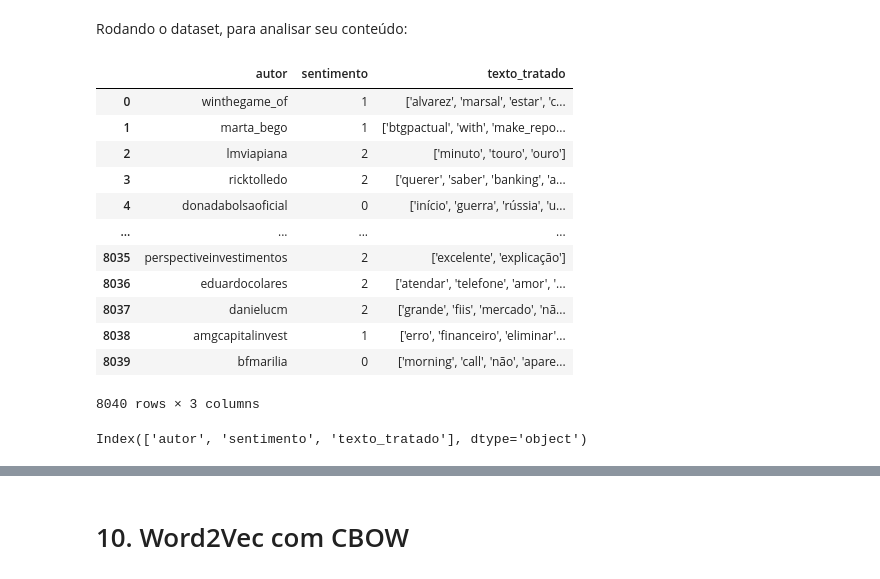
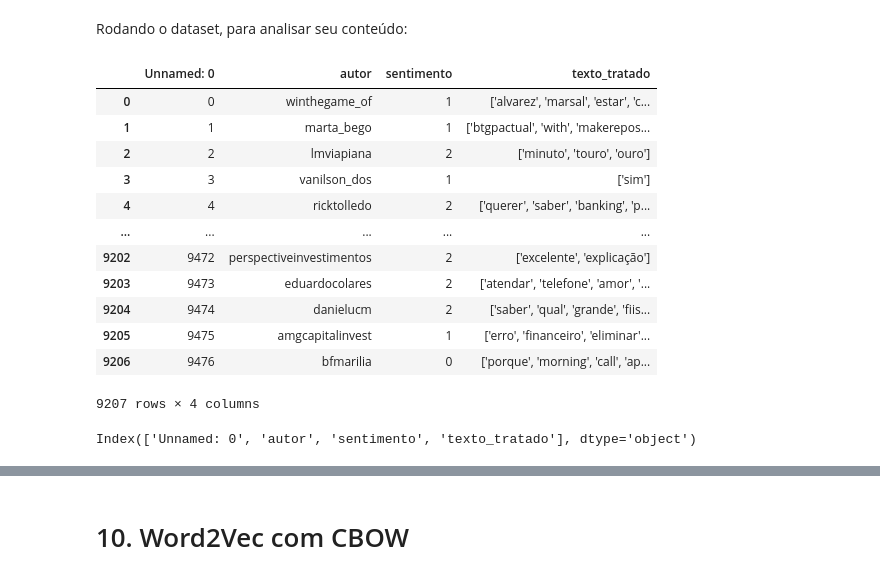
Before and after one commit to 2023M6T4-Inteli/Projeto3, a Jupyter notebook: src/Notebook/Word2Vec/4_0_Word2Vec_Rede_Neural_Sequência_de_palavras_BT_G3_Projeto_Modulo6 (1).ipynb, the cells around one changed output, grey strips where cells are left out. Cells and saved outputs as stored; diff of their text form; code cells hidden in the pictures.

```diff
--- a/src/Notebook/Word2Vec/4_1_Word2Vec_Rede_Neural_Sequência_de_palavras_BT_G3_Projeto_Modulo6.ipynb
+++ b/src/Notebook/Word2Vec/4_0_Word2Vec_Rede_Neural_Sequência_de_palavras_BT_G3_Projeto_Modulo6 (1).ipynb
@@ -150,23 +150,23 @@ https://medium.com/@jvsavietto6/classificando-texto-com-redes-neurais-artificiai
 # %% [markdown]
 Rodando o dataset, para analisar seu conteúdo:
 # %%
-df = pd.read_csv('/content/drive/MyDrive/Módulo 6/Sprint 4 - Projeto/nova_base_tratada')
+df = pd.read_csv('/content/drive/MyDrive/Módulo 6/Sprint 3 - Projeto/nova_base_tratada (1)')
 df
 # %% [output]
-|  | autor | sentimento | texto_tratado |
-| 0 | winthegame_of | 1 | ['alvarez', 'marsal', 'estar', 'c... |
-| 1 | marta_bego | 1 | ['btgpactual', 'with', 'make_repo... |
-| 2 | lmviapiana | 2 | ['minuto', 'touro', 'ouro'] |
-| 3 | ricktolledo | 2 | ['querer', 'saber', 'banking', 'a... |
-| 4 | donadabolsaoficial | 0 | ['início', 'guerra', 'rússia', 'u... |
-| ... | ... | ... | ... |
-| 8035 | perspectiveinvestimentos | 2 | ['excelente', 'explicação'] |
-| 8036 | eduardocolares | 2 | ['atendar', 'telefone', 'amor', '... |
-| 8037 | danielucm | 2 | ['grande', 'fiis', 'mercado', 'nã... |
-| 8038 | amgcapitalinvest | 1 | ['erro', 'financeiro', 'eliminar'... |
-| 8039 | bfmarilia | 0 | ['morning', 'call', 'não', 'apare... |
+|  | Unnamed: 0 | autor | sentimento | texto_tratado |
+| 0 | 0 | winthegame_of | 1 | ['alvarez', 'marsal', 'estar', 'c... |
+| 1 | 1 | marta_bego | 1 | ['btgpactual', 'with', 'makerepos... |
+| 2 | 2 | lmviapiana | 2 | ['minuto', 'touro', 'ouro'] |
+| 3 | 3 | vanilson_dos | 1 | ['sim'] |
+| 4 | 4 | ricktolledo | 2 | ['querer', 'saber', 'banking', 'p... |
+| ... | ... | ... | ... | ... |
+| 9202 | 9472 | perspectiveinvestimentos | 2 | ['excelente', 'explicação'] |
+| 9203 | 9473 | eduardocolares | 2 | ['atendar', 'telefone', 'amor', '... |
+| 9204 | 9474 | danielucm | 2 | ['saber', 'qual', 'grande', 'fiis... |
+| 9205 | 9475 | amgcapitalinvest | 1 | ['erro', 'financeiro', 'eliminar'... |
+| 9206 | 9476 | bfmarilia | 0 | ['porque', 'morning', 'call', 'ap... |
-8040 rows × 3 columns
+9207 rows × 4 columns
 # %%
 df.columns
 # %% [output]
-Index(['autor', 'sentimento', 'texto_tratado'], dtype='object')
+Index(['Unnamed: 0', 'autor', 'sentimento', 'texto_tratado'], dtype='object')
```
Also changed, not shown: parts of 32 cells of this notebook.
